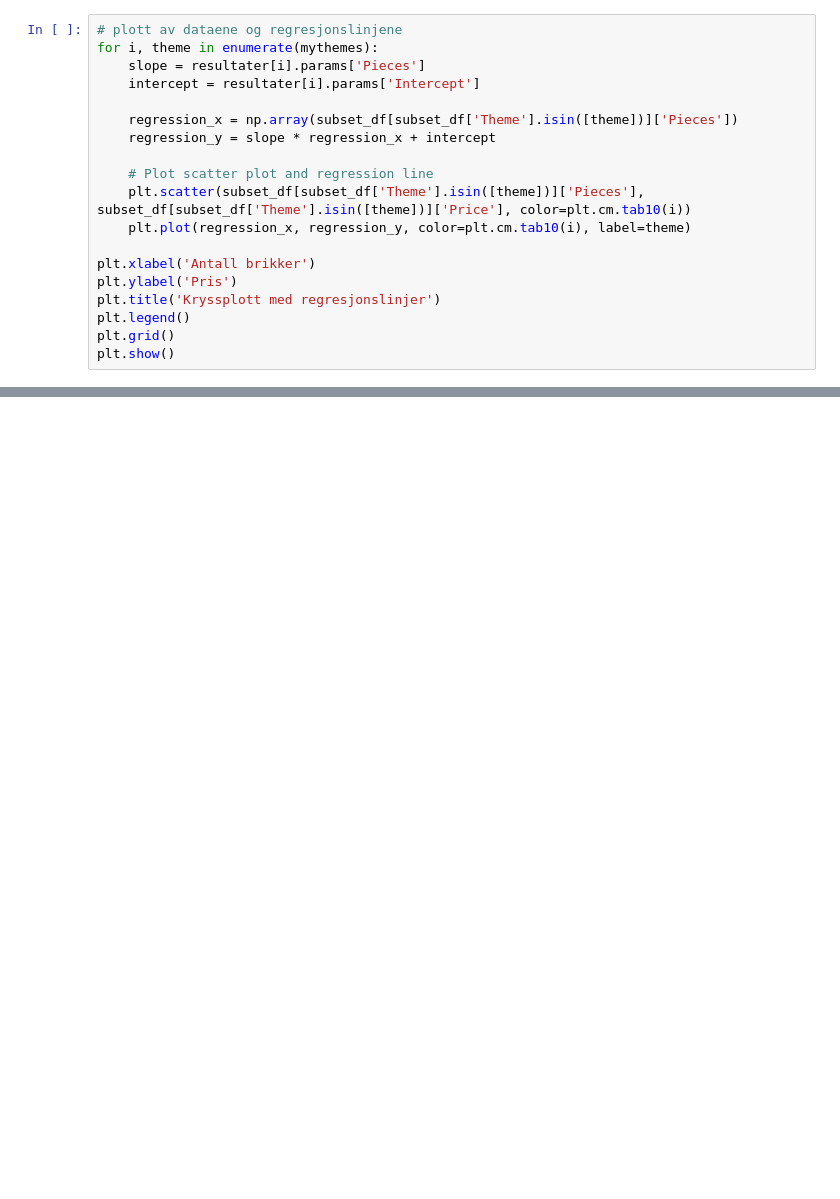
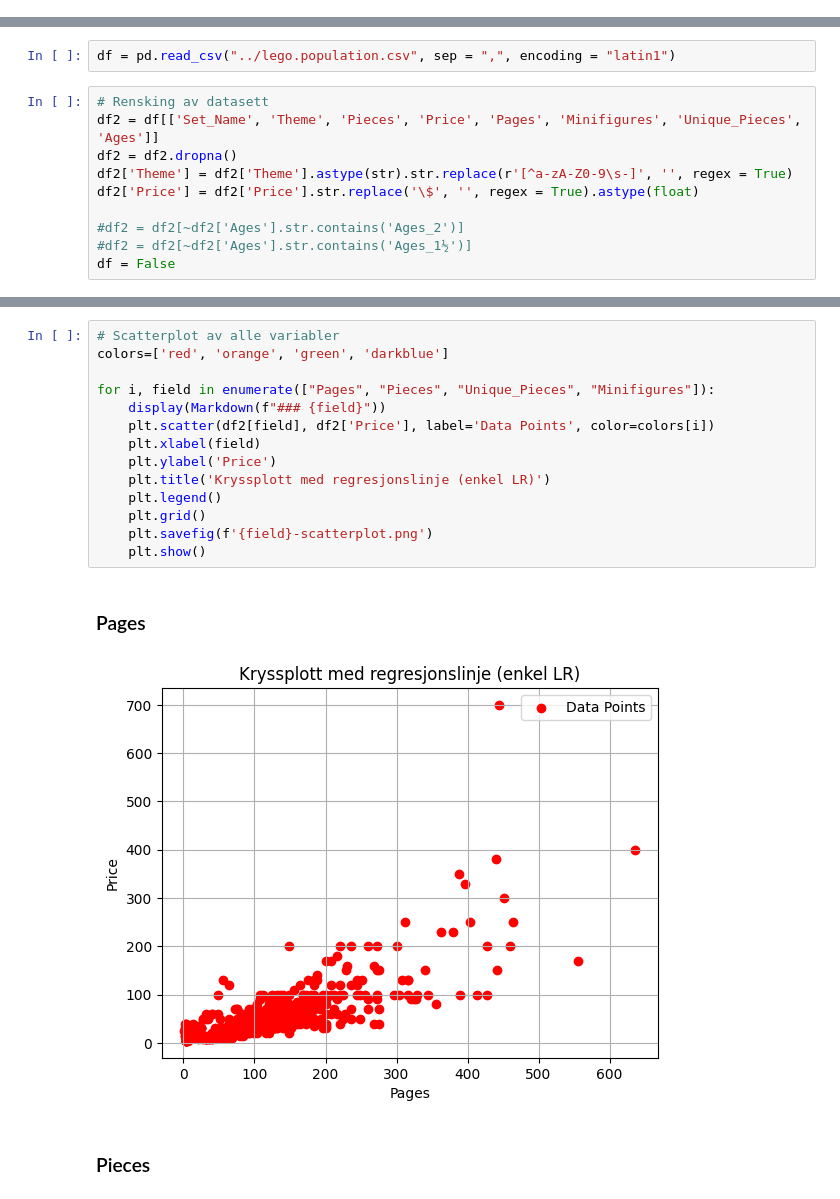
Before and after one commit to olemorud/istg1003-prosjekt, a Jupyter notebook: jupyter-notebooks/oppg1.ipynb, the cells around one changed output, grey strips where cells are left out. Saved outputs shown, nothing was run; the diff lists cells and outputs as text; blank space fills up the shorter version.

Commit message:
Replace oppg1.ipynb with oppgv1.2.ipynb

```diff
--- a/jupyter-notebooks/oppg1.ipynb
+++ b/jupyter-notebooks/oppg1.ipynb
@@ -124,19 +0,0 @@ for i, theme in enumerate(mythemes):
-# %%
-# plott av dataene og regresjonslinjene
-for i, theme in enumerate(mythemes):
-    slope = resultater[i].params['Pieces']
-    intercept = resultater[i].params['Intercept']
-
-    regression_x = np.array(subset_df[subset_df['Theme'].isin([theme])]['Pieces'])
-    regression_y = slope * regression_x + intercept
-
-    # Plot scatter plot and regression line
-    plt.scatter(subset_df[subset_df['Theme'].isin([theme])]['Pieces'], subset_df[subset_df['Theme'].isin([theme])]['Price'], color=plt.cm.tab10(i))
-    plt.plot(regression_x, regression_y, color=plt.cm.tab10(i), label=theme)
-
-plt.xlabel('Antall brikker')
-plt.ylabel('Pris')
-plt.title('Kryssplott med regresjonslinjer')
-plt.legend()
-plt.grid()
-plt.show()
@@ -231,0 +15,12 @@ df2.groupby(['cat', 'Theme']).size().reset_index(name = 'Count')
+# %%
+df = pd.read_csv("../lego.population.csv", sep = ",", encoding = "latin1")
+# %%
+# Rensking av datasett
+df2 = df[['Set_Name', 'Theme', 'Pieces', 'Price', 'Pages', 'Minifigures', 'Unique_Pieces', 'Ages']]
+df2 = df2.dropna()
+df2['Theme'] = df2['Theme'].astype(str).str.replace(r'[^a-zA-Z0-9\s-]', '', regex = True)
+df2['Price'] = df2['Price'].str.replace('\$', '', regex = True).astype(float)
+
+#df2 = df2[~df2['Ages'].str.contains('Ages_2')]
+#df2 = df2[~df2['Ages'].str.contains('Ages_1½')]
+df = False
@@ -231,0 +31,18 @@ df2.groupby(['cat', 'Theme']).size().reset_index(name = 'Count')
+# %%
+# Scatterplot av alle variabler
+colors=['red', 'orange', 'green', 'darkblue']
+
+for i, field in enumerate(["Pages", "Pieces", "Unique_Pieces", "Minifigures"]):
+    display(Markdown(f"### {field}"))
+    plt.scatter(df2[field], df2['Price'], label='Data Points', color=colors[i])
+    plt.xlabel(field)
+    plt.ylabel('Price')
+    plt.title('Kryssplott med regresjonslinje (enkel LR)')
+    plt.legend()
+    plt.grid()
+    plt.savefig(f'{field}-scatterplot.png')
+    plt.show()
+# %% [output]
+### Pages
+[figure, added]
+### Pieces
```
Also changed, not shown: parts of 59 cells of this notebook.
